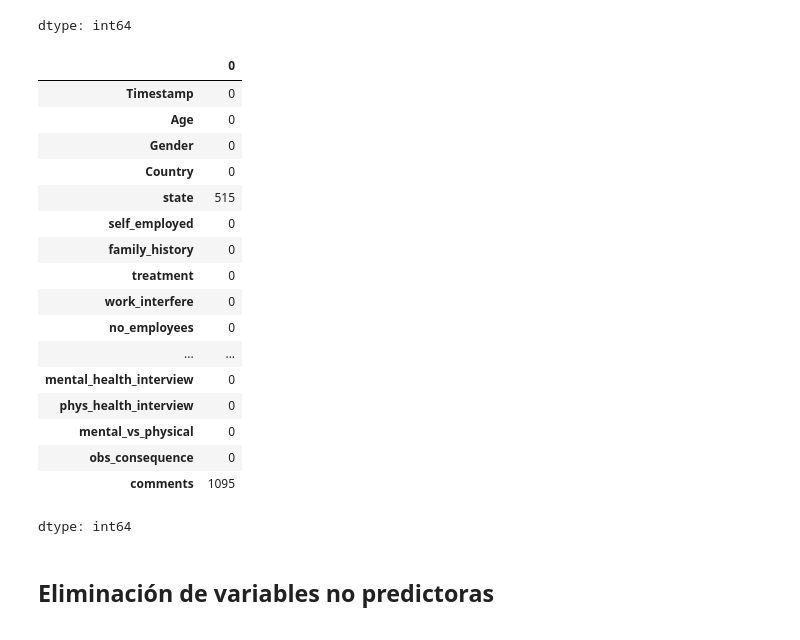
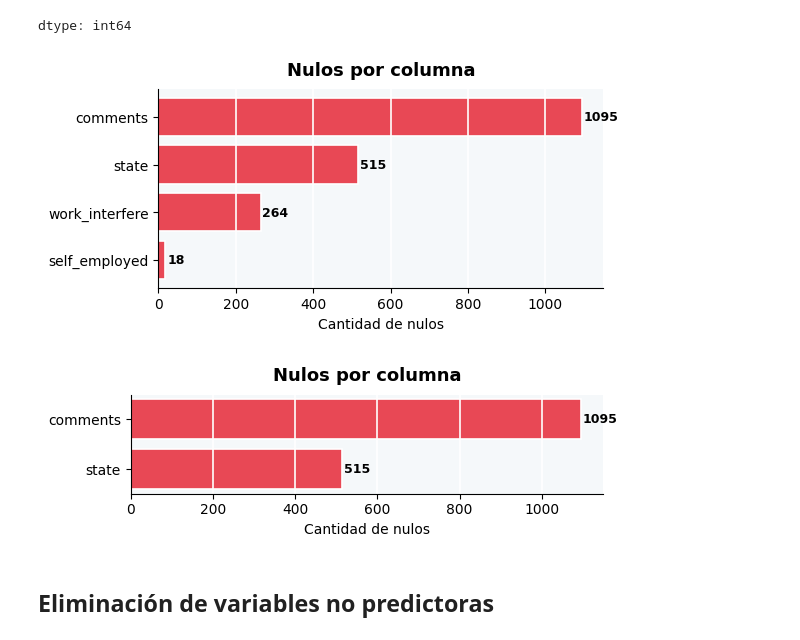
Before and after one commit to darig7w7/ProyectoSaludMental, a Jupyter notebook: SaludMental.ipynb, the cells around one changed output. Cells and saved outputs as stored; diff of their text form; code cells hidden in the pictures.

```diff
--- a/SaludMental.ipynb
+++ b/SaludMental.ipynb
@@ -282,31 +308,40 @@ df.isnull().sum()
 | obs_consequence | 0 |
 | comments | 1095 |
 dtype: int64
+# %%
+def graficar_nulos(df, titulo="Nulos por columna"):
+    nulos = df.isnull().sum()
+    nulos = nulos[nulos > 0].sort_values(ascending=True)
+
+    if len(nulos) == 0:
+        print("No hay nulos en este dataframe.")
+        return
+
+    fig, ax = plt.subplots(figsize=(6, len(nulos) * 0.5 + 1))
+    ax.barh(nulos.index, nulos.values, color='#E84855', edgecolor='white', linewidth=1.2)
+    for i, v in enumerate(nulos.values):
+        ax.text(v + 5, i, str(v), va='center', fontsize=9, fontweight='bold')
+    ax.set_title(titulo, fontsize=13, fontweight='bold', pad=10)
+    ax.set_xlabel('Cantidad de nulos')
+    ax.set_facecolor('#F5F8FA')
+    fig.patch.set_facecolor('#FFFFFF')
+    ax.spines['top'].set_visible(False)
+    ax.spines['right'].set_visible(False)
+    ax.grid(axis='x', color='white', linewidth=1.2)
+    plt.tight_layout()
+    plt.show()
+# %%
+graficar_nulos(df)
+# %% [output]
+[figure, added]
 # %%
 df['work_interfere'] = df['work_interfere'].fillna('Unknown')
 df['self_employed'] = df['self_employed'].fillna('No')
 #Moda
-# %%
-df.isnull().sum()
-# %% [output]
-|  | 0 |
-| Timestamp | 0 |
-| Age | 0 |
-| Gender | 0 |
-| Country | 0 |
-| state | 515 |
-| self_employed | 0 |
-| family_history | 0 |
-| treatment | 0 |
-| work_interfere | 0 |
-| no_employees | 0 |
-| ... | ... |
-| mental_health_interview | 0 |
-| phys_health_interview | 0 |
-| mental_vs_physical | 0 |
-| obs_consequence | 0 |
-| comments | 1095 |
-dtype: int64
+# %%
+graficar_nulos(df)
+# %% [output]
+[figure, added]
 # %% [markdown]
 ## Eliminación de variables no predictoras
 # %%
```
Also changed, not shown: parts of 12 cells of this notebook.
